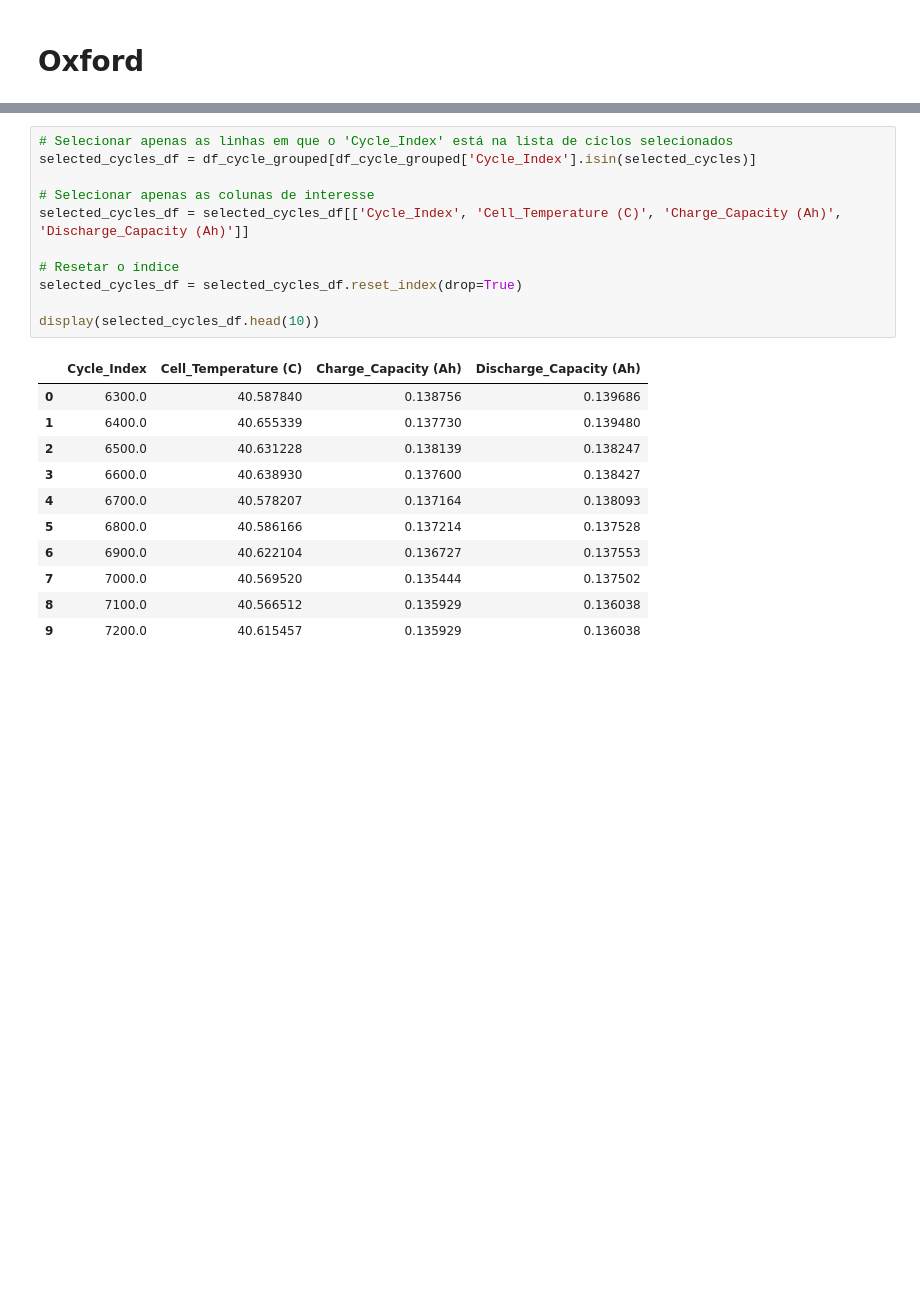
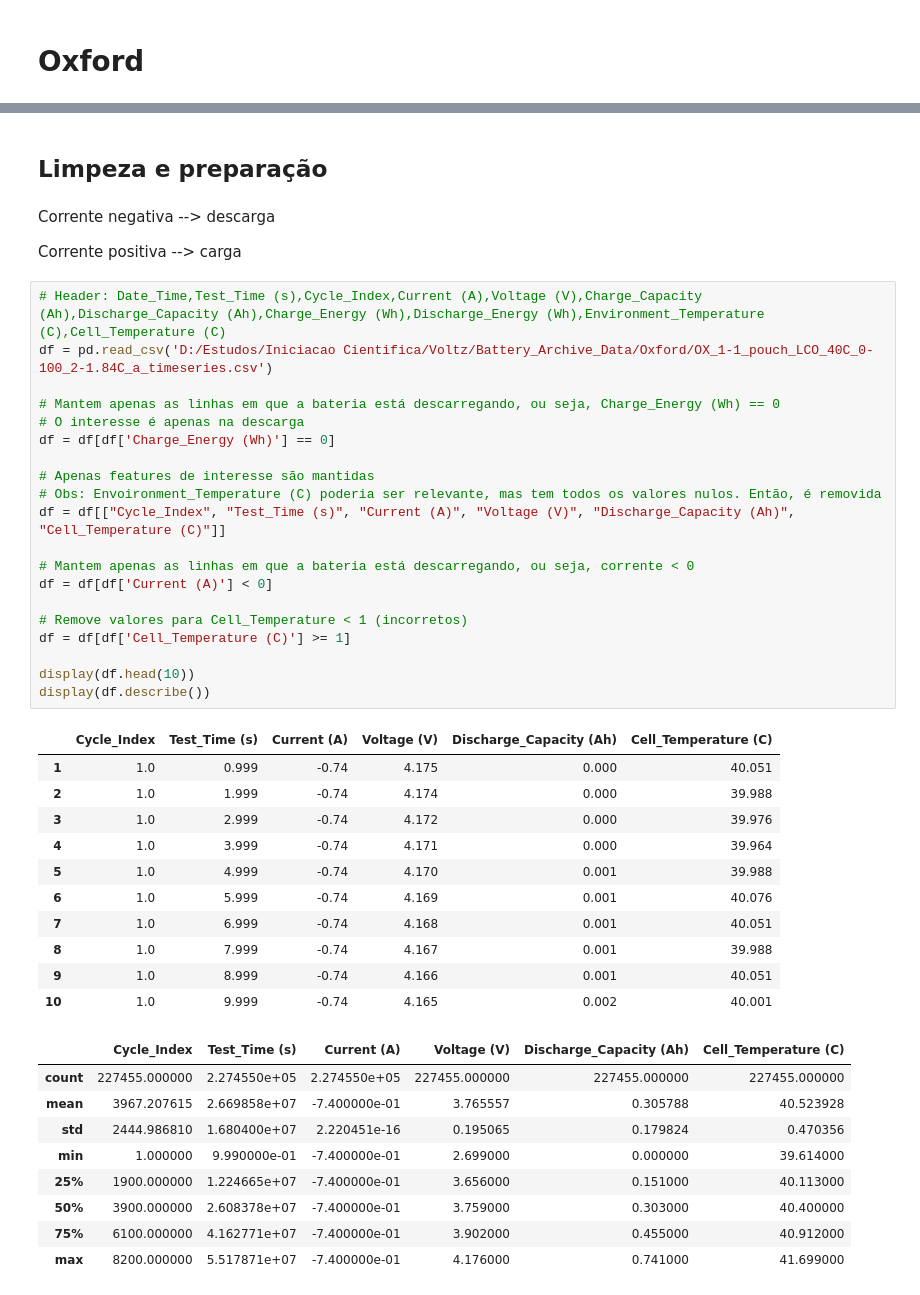
Before and after one commit to Davi-SB/Battery-Analysis, a Jupyter notebook: SOH_vs_Temperature.ipynb, the cells around one changed output, grey strips where cells are left out. Drawn from its saved outputs; the diff is of its cells as text; blank space fills up the shorter version.

```diff
--- a/SOH_vs_Temperature.ipynb
+++ b/SOH_vs_Temperature.ipynb
@@ -301,23 +19,47 @@ Ciclos selecionados: [6300, 6400, 6500, 6600, 6700, 6800, 6900, 7000, 7100, 7200
-# %%
-# Selecionar apenas as linhas em que o 'Cycle_Index' está na lista de ciclos selecionados
-selected_cycles_df = df_cycle_grouped[df_cycle_grouped['Cycle_Index'].isin(selected_cycles)]
-
-# Selecionar apenas as colunas de interesse
-selected_cycles_df = selected_cycles_df[['Cycle_Index', 'Cell_Temperature (C)', 'Charge_Capacity (Ah)', 'Discharge_Capacity (Ah)']]
-
-# Resetar o índice
-selected_cycles_df = selected_cycles_df.reset_index(drop=True)
-
-display(selected_cycles_df.head(10))
-# %% [output]
-|  | Cycle_Index | Cell_Temperature (C) | Charge_Capacity (Ah) | Discharge_Capacity (Ah) |
-| 0 | 6300.0 | 40.587840 | 0.138756 | 0.139686 |
-| 1 | 6400.0 | 40.655339 | 0.137730 | 0.139480 |
-| 2 | 6500.0 | 40.631228 | 0.138139 | 0.138247 |
-| 3 | 6600.0 | 40.638930 | 0.137600 | 0.138427 |
-| 4 | 6700.0 | 40.578207 | 0.137164 | 0.138093 |
-| 5 | 6800.0 | 40.586166 | 0.137214 | 0.137528 |
-| 6 | 6900.0 | 40.622104 | 0.136727 | 0.137553 |
-| 7 | 7000.0 | 40.569520 | 0.135444 | 0.137502 |
-| 8 | 7100.0 | 40.566512 | 0.135929 | 0.136038 |
-| 9 | 7200.0 | 40.615457 | 0.135929 | 0.136038 |
+# %% [markdown]
+## Limpeza e preparação
+# %% [markdown]
+Corrente negativa --> descarga
+
+Corrente positiva --> carga
+# %%
+# Header: Date_Time,Test_Time (s),Cycle_Index,Current (A),Voltage (V),Charge_Capacity (Ah),Discharge_Capacity (Ah),Charge_Energy (Wh),Discharge_Energy (Wh),Environment_Temperature (C),Cell_Temperature (C)
+df = pd.read_csv('D:/Estudos/Iniciacao Cientifica/Voltz/Battery_Archive_Data/Oxford/OX_1-1_pouch_LCO_40C_0-100_2-1.84C_a_timeseries.csv')
+
+# Mantem apenas as linhas em que a bateria está descarregando, ou seja, Charge_Energy (Wh) == 0
+# O interesse é apenas na descarga
+df = df[df['Charge_Energy (Wh)'] == 0]
+
+# Apenas features de interesse são mantidas
+# Obs: Envoironment_Temperature (C) poderia ser relevante, mas tem todos os valores nulos. Então, é removida
+df = df[["Cycle_Index", "Test_Time (s)", "Current (A)", "Voltage (V)", "Discharge_Capacity (Ah)", "Cell_Temperature (C)"]]
+
+# Mantem apenas as linhas em que a bateria está descarregando, ou seja, corrente < 0
+df = df[df['Current (A)'] < 0]
+
+# Remove valores para Cell_Temperature < 1 (incorretos)
+df = df[df['Cell_Temperature (C)'] >= 1]
+
+display(df.head(10))
+display(df.describe())
+# %% [output]
+|  | Cycle_Index | Test_Time (s) | Current (A) | Voltage (V) | Discharge_Capacity (Ah) | Cell_Temperature (C) |
+| 1 | 1.0 | 0.999 | -0.74 | 4.175 | 0.000 | 40.051 |
+| 2 | 1.0 | 1.999 | -0.74 | 4.174 | 0.000 | 39.988 |
+| 3 | 1.0 | 2.999 | -0.74 | 4.172 | 0.000 | 39.976 |
+| 4 | 1.0 | 3.999 | -0.74 | 4.171 | 0.000 | 39.964 |
+| 5 | 1.0 | 4.999 | -0.74 | 4.170 | 0.001 | 39.988 |
+| 6 | 1.0 | 5.999 | -0.74 | 4.169 | 0.001 | 40.076 |
+| 7 | 1.0 | 6.999 | -0.74 | 4.168 | 0.001 | 40.051 |
+| 8 | 1.0 | 7.999 | -0.74 | 4.167 | 0.001 | 39.988 |
+| 9 | 1.0 | 8.999 | -0.74 | 4.166 | 0.001 | 40.051 |
+| 10 | 1.0 | 9.999 | -0.74 | 4.165 | 0.002 | 40.001 |
+|  | Cycle_Index | Test_Time (s) | Current (A) | Voltage (V) | Discharge_Capacity (Ah) | Cell_Temperature (C) |
+| count | 227455.000000 | 2.274550e+05 | 2.274550e+05 | 227455.000000 | 227455.000000 | 227455.000000 |
+| mean | 3967.207615 | 2.669858e+07 | -7.400000e-01 | 3.765557 | 0.305788 | 40.523928 |
+| std | 2444.986810 | 1.680400e+07 | 2.220451e-16 | 0.195065 | 0.179824 | 0.470356 |
+| min | 1.000000 | 9.990000e-01 | -7.400000e-01 | 2.699000 | 0.000000 | 39.614000 |
+| 25% | 1900.000000 | 1.224665e+07 | -7.400000e-01 | 3.656000 | 0.151000 | 40.113000 |
+| 50% | 3900.000000 | 2.608378e+07 | -7.400000e-01 | 3.759000 | 0.303000 | 40.400000 |
+| 75% | 6100.000000 | 4.162771e+07 | -7.400000e-01 | 3.902000 | 0.455000 | 40.912000 |
+| max | 8200.000000 | 5.517871e+07 | -7.400000e-01 | 4.176000 | 0.741000 | 41.699000 |
```
Also changed, not shown: parts of 31 cells of this notebook, 1 other file.
